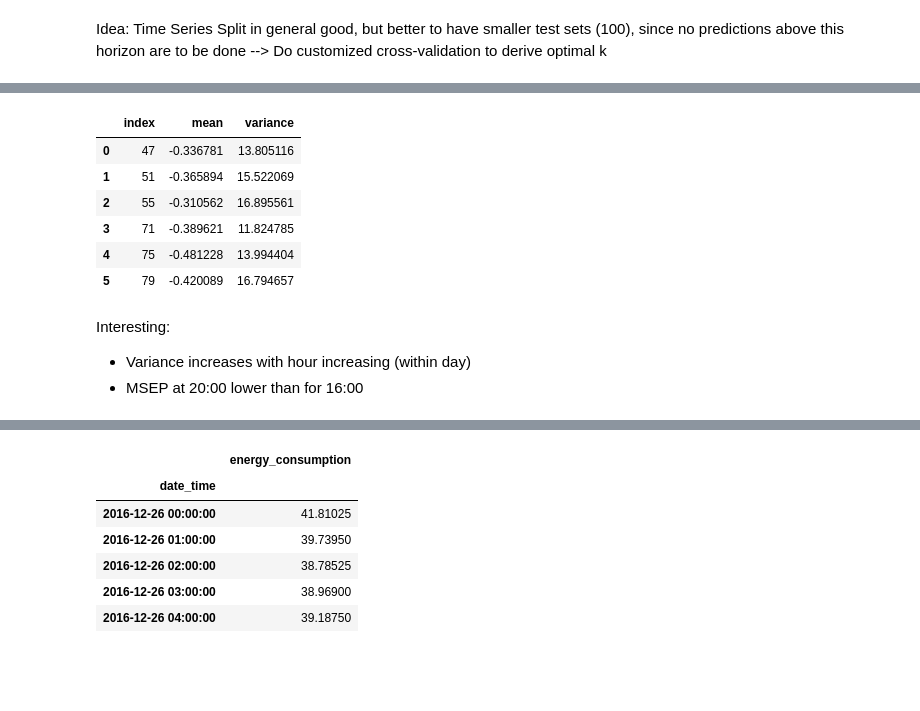
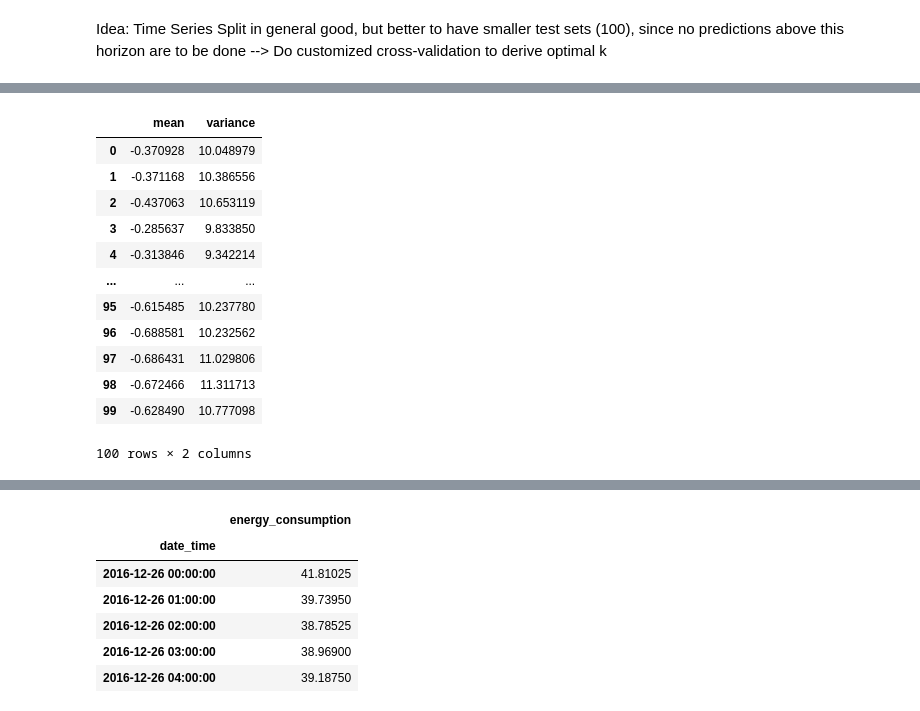
Before and after one commit to mweinreuter/PTSFC, a Jupyter notebook: energy_consumption/models/knn/knn.ipynb, the cells around one changed output, grey strips where cells are left out. Saved outputs shown, nothing was run; the diff lists cells and outputs as text; code cells hidden in the pictures; blank space fills up the shorter version.

```diff
--- a/energy_consumption/models/knn/knn.ipynb
+++ b/energy_consumption/models/knn/knn.ipynb
@@ -310,25 +368,31 @@ simulated_residuals.to_csv(
 # export distances to avoid additional computational effort
 simulated_distances.to_csv(
      'c:\\Users\\Maria\\Documents\\Studium\\Pyhton Projekte\\PTSFC\\energy_consumption\\models\\knn\\distances.csv', index=False)
+# %%
+# import residuals to avoid additional computational effort
+simulated_residuals = pd.read_csv(
+    'c:\\Users\\Maria\\Documents\\Studium\\Pyhton Projekte\\PTSFC\\energy_consumption\\models\\knn\\residuals.csv')
+# import distances to avoid additional computational effort
+simulated_distances = pd.read_csv(
+    'c:\\Users\\Maria\\Documents\\Studium\\Pyhton Projekte\\PTSFC\\energy_consumption\\models\\knn\\distances.csv')
 # %%
-residuals_means=[]
-residuals_variances=[]
-for i in indexes:
-    residuals_means.append(np.mean(residuals[i]))
-    residuals_variances.append(np.var(residuals[i]))
-df_descriptive = pd.DataFrame({'index': indexes,
-                               'mean': residuals_means,
+residuals_means = simulated_residuals.mean()
+residuals_variances = simulated_residuals.var()
+residuals_variances
+df_descriptive = pd.DataFrame({'mean': residuals_means,
                                'variance': residuals_variances})
-df_descriptive
+df_descriptive # zeigt: trend nach unten
 # %% [output]
-|  | index | mean | variance |
-| 0 | 47 | -0.336781 | 13.805116 |
-| 1 | 51 | -0.365894 | 15.522069 |
-| 2 | 55 | -0.310562 | 16.895561 |
-| 3 | 71 | -0.389621 | 11.824785 |
-| 4 | 75 | -0.481228 | 13.994404 |
-| 5 | 79 | -0.420089 | 16.794657 |
+|  | mean | variance |
+| 0 | -0.370928 | 10.048979 |
+| 1 | -0.371168 | 10.386556 |
+| 2 | -0.437063 | 10.653119 |
+| 3 | -0.285637 | 9.833850 |
+| 4 | -0.313846 | 9.342214 |
+| ... | ... | ... |
+| 95 | -0.615485 | 10.237780 |
+| 96 | -0.688581 | 10.232562 |
+| 97 | -0.686431 | 11.029806 |
+| 98 | -0.672466 | 11.311713 |
+| 99 | -0.628490 | 10.777098 |
+100 rows × 2 columns
-# %% [markdown]
-Interesting:
-* Variance increases with hour increasing (within day)
-* MSEP at 20:00 lower than for 16:00
```
Also changed, not shown: parts of 26 cells of this notebook, 12 other files.
